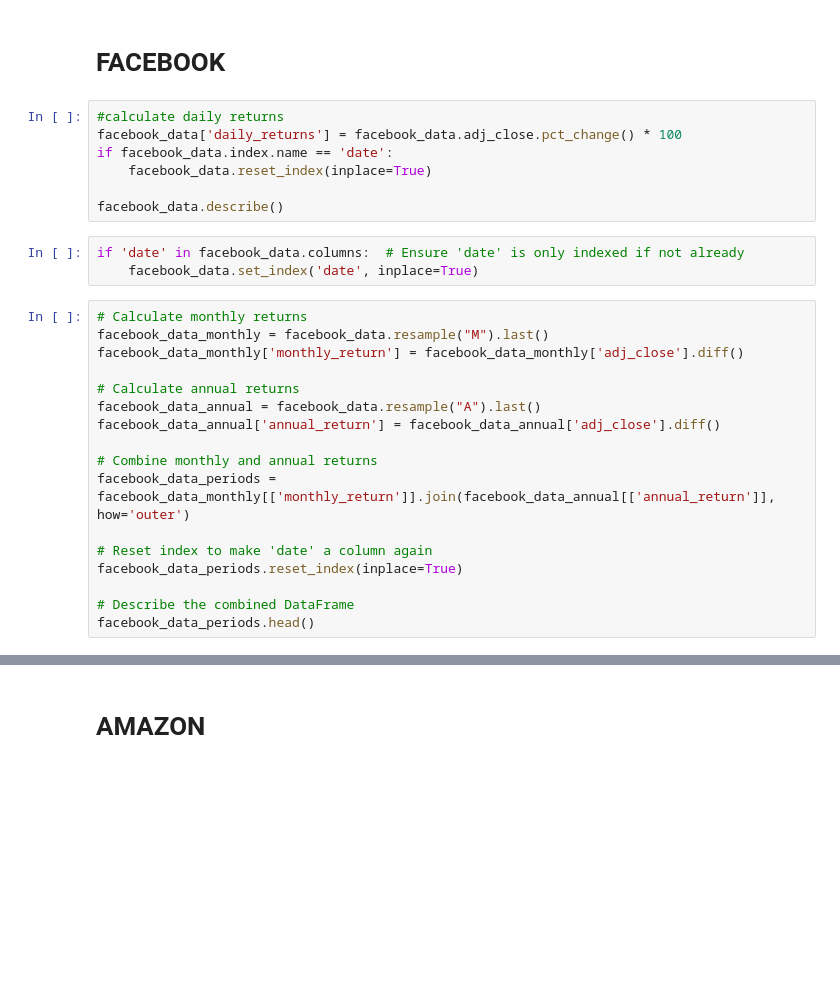
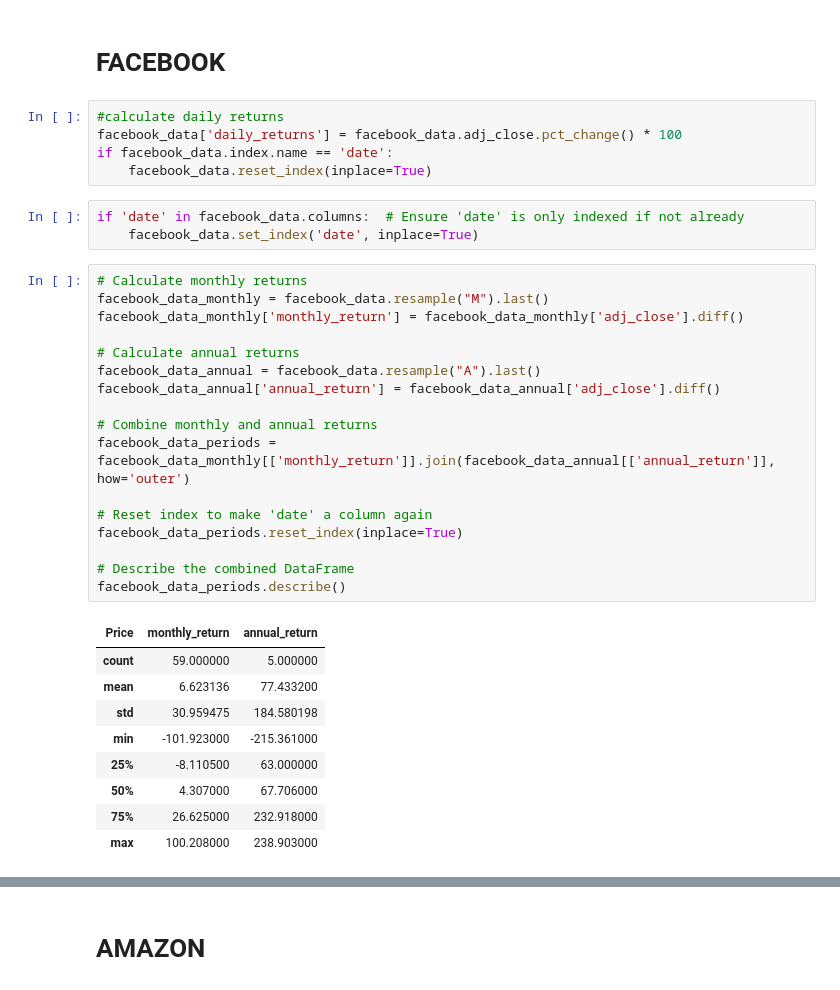
Before and after one commit to markmorcos/first_project, a Jupyter notebook: notebooks/first_project_faang.ipynb, the cells around one changed output, grey strips where cells are left out. Saved outputs shown, nothing was run; the diff lists cells and outputs as text; blank space fills up the shorter version.

```diff
--- a/notebooks/first_project_faang.ipynb
+++ b/notebooks/first_project_faang.ipynb
@@ -87,28 +91,36 @@ google_data = round_values(google_data)
 facebook_data['daily_returns'] = facebook_data.adj_close.pct_change() * 100
 if facebook_data.index.name == 'date':
     facebook_data.reset_index(inplace=True)
-
-facebook_data.describe()
 # %%
 if 'date' in facebook_data.columns:  # Ensure 'date' is only indexed if not already
     facebook_data.set_index('date', inplace=True)
 # %%
 # Calculate monthly returns
 facebook_data_monthly = facebook_data.resample("M").last()
 facebook_data_monthly['monthly_return'] = facebook_data_monthly['adj_close'].diff()
 
 # Calculate annual returns
 facebook_data_annual = facebook_data.resample("A").last()
 facebook_data_annual['annual_return'] = facebook_data_annual['adj_close'].diff()
 
 # Combine monthly and annual returns
 facebook_data_periods = facebook_data_monthly[['monthly_return']].join(facebook_data_annual[['annual_return']], how='outer')
 
 # Reset index to make 'date' a column again
 facebook_data_periods.reset_index(inplace=True)
 
 # Describe the combined DataFrame
-facebook_data_periods.head()
+facebook_data_periods.describe()
+# %% [output]
+| Price | monthly_return | annual_return |
+| count | 59.000000 | 5.000000 |
+| mean | 6.623136 | 77.433200 |
+| std | 30.959475 | 184.580198 |
+| min | -101.923000 | -215.361000 |
+| 25% | -8.110500 | 63.000000 |
+| 50% | 4.307000 | 67.706000 |
+| 75% | 26.625000 | 232.918000 |
+| max | 100.208000 | 238.903000 |
 # %%
 facebook_merged = pd.merge(facebook_data, facebook_data_periods, on='date', how='outer')
 facebook_merged.describe()
```
Also changed, not shown: parts of 16 cells of this notebook, 1 other file.
